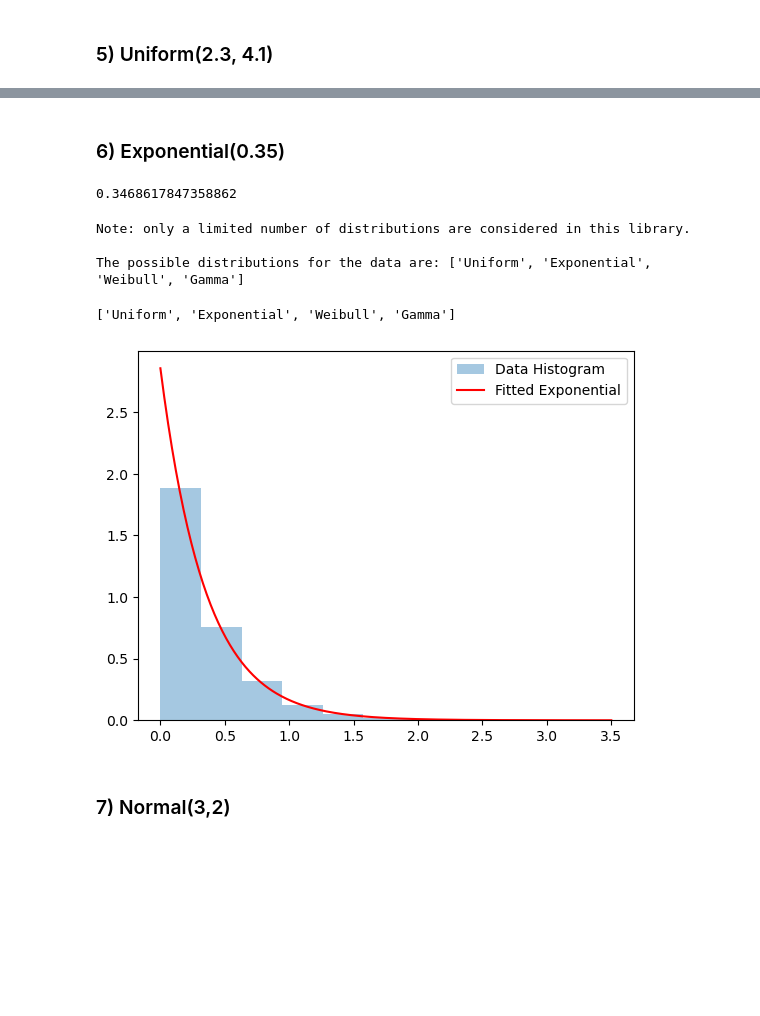
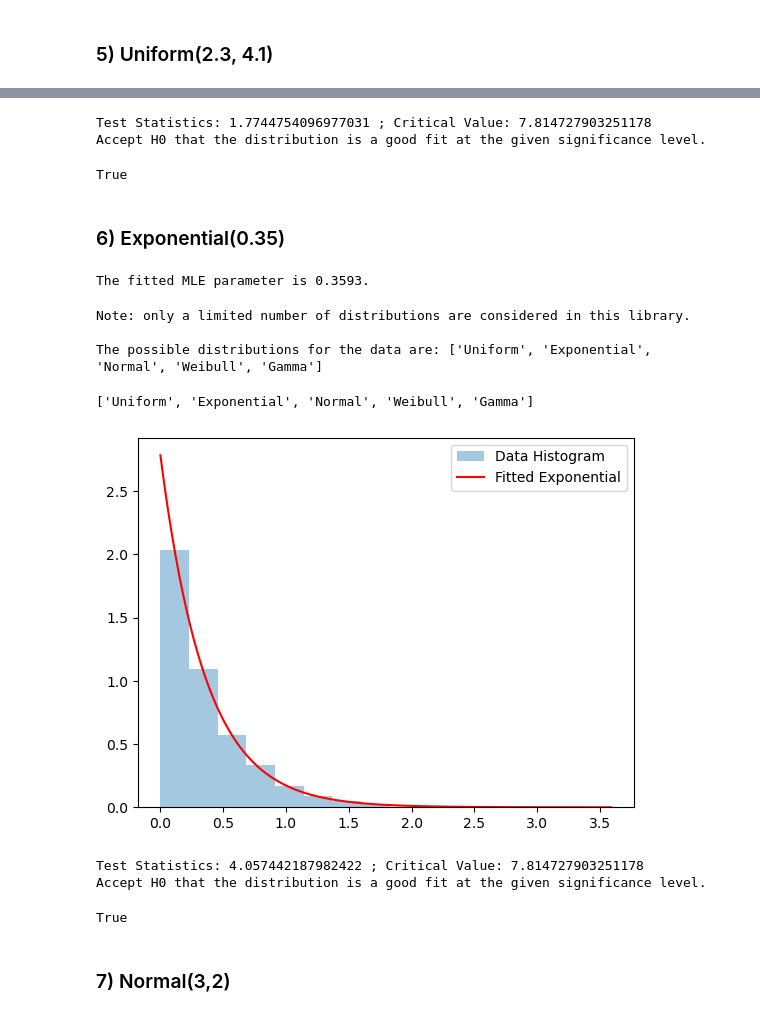
Before and after one commit to Mahshid-git/ISYE_6644_Distribution_Fitting, a Jupyter notebook: 01 Code/Examples.ipynb, the cells around one changed output, grey strips where cells are left out. Drawn from its saved outputs; the diff is of its cells as text; code cells hidden in the pictures; blank space fills up the shorter version.

```diff
--- a/01 Code/Examples.ipynb
+++ b/01 Code/Examples.ipynb
@@ -169,24 +220,43 @@ model.uniform_plot((a,b))
+# %%
+# perform Goodness of Fit test
+gof_test = gof.Gof(dist_type='uniform', par=(a,b))
+gof_test.gof(data)
+# %% [output]
+Test Statistics: 1.7744754096977031 ; Critical Value: 7.814727903251178
+Accept H0 that the distribution is a good fit at the given significance level.
+True
 # %% [markdown]
 ### 6) Exponential(0.35)
+# %%
+# generate data
+data_dist = dgn.Datagen(dist_type='exponential', row_count=2000, par=(0.35), seed=1)
+data = data_dist.data_generation()
 # %%
-data = data_generation('exponential', [0.35], row_count)
-
-model = dft.Fitting(data)
-(a) = model.exponential_fit()
-print(a)
+# estimate MLE parameter
+model = dft.Fitting(data, dist_type='exponential')
+mle_param = model.fit()
+print("The fitted MLE parameter is %.4f." %mle_param)
 # %% [output]
-0.3468617847358862
+The fitted MLE parameter is 0.3593.
 # %%
 model.guess_distributions()
 # %% [output]
 Note: only a limited number of distributions are considered in this library.
 
-The possible distributions for the data are: ['Uniform', 'Exponential', 'Weibull', 'Gamma']
+The possible distributions for the data are: ['Uniform', 'Exponential', 'Normal', 'Weibull', 'Gamma']
-['Uniform', 'Exponential', 'Weibull', 'Gamma']
+['Uniform', 'Exponential', 'Normal', 'Weibull', 'Gamma']
 # %%
-model.exponential_plot(a)
+model.exponential_plot(mle_param)
 # %% [output]
-[figure, old version]
+[figure, new version]
+# %%
+# perform Goodness of Fit test
+gof_test = gof.Gof(dist_type='exponential', par=mle_param)
+gof_test.gof(data)
+# %% [output]
+Test Statistics: 4.057442187982422 ; Critical Value: 7.814727903251178
+Accept H0 that the distribution is a good fit at the given significance level.
+True
 # %% [markdown]
 ### 7) Normal(3,2)
 # %%
```
Also changed, not shown: parts of 36 cells of this notebook, 3 other files.
